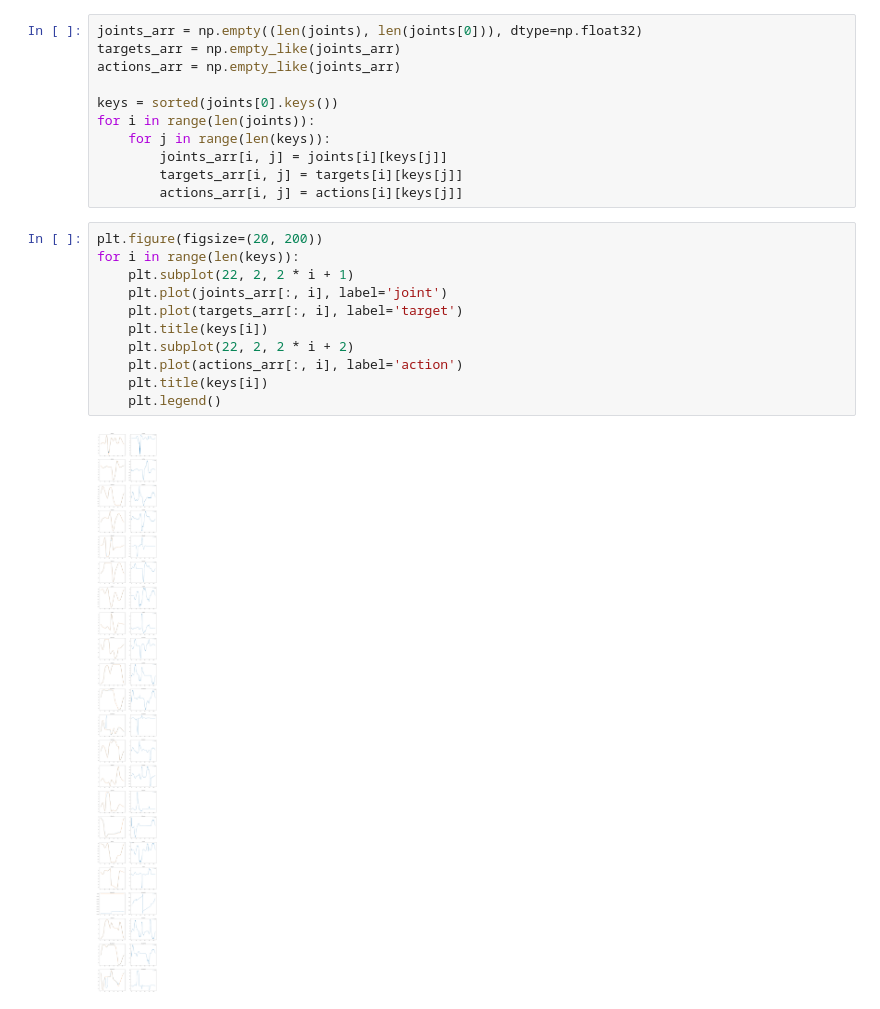
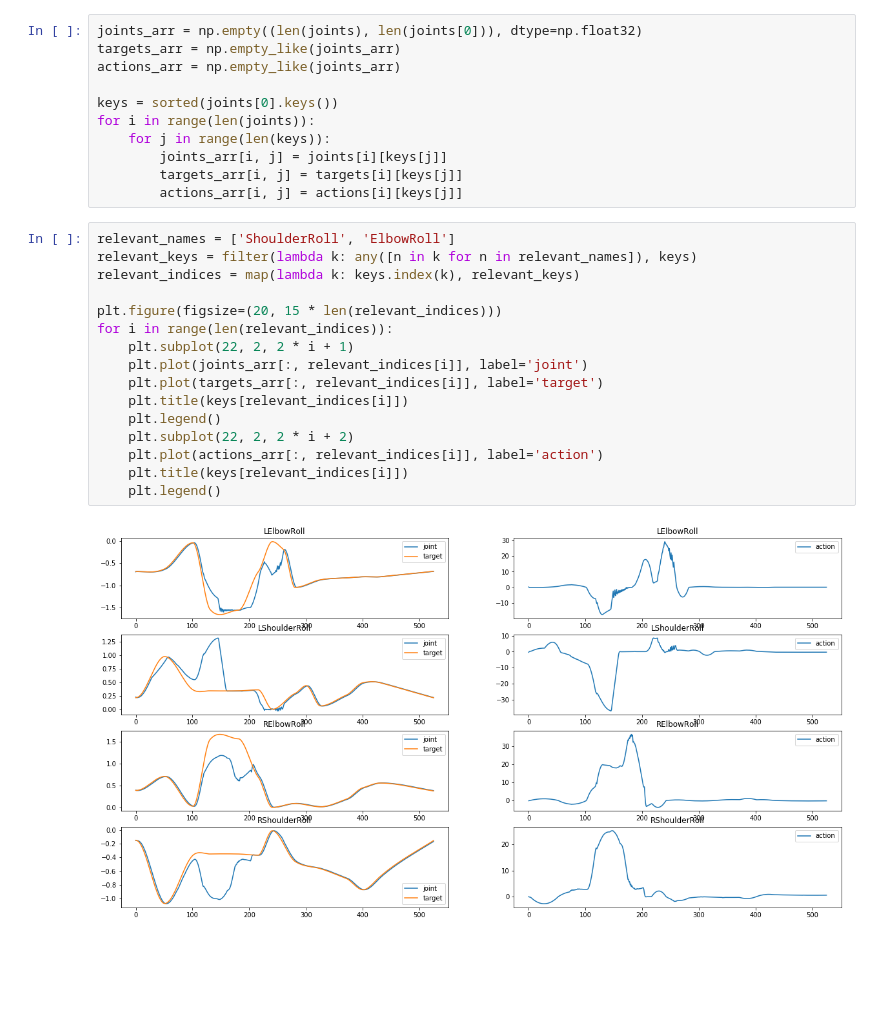
Before and after one commit to ikrets/programming-humanoid-robot-in-python, a Jupyter notebook: joint_control/plot_logs.ipynb, the cells around one changed output. Saved outputs shown, nothing was run; the diff lists cells and outputs as text; blank space fills up the shorter version.

```diff
--- a/joint_control/plot_logs.ipynb
+++ b/joint_control/plot_logs.ipynb
@@ -17,15 +17,20 @@ for i in range(len(joints)):
         targets_arr[i, j] = targets[i][keys[j]]
         actions_arr[i, j] = actions[i][keys[j]]
 # %%
-plt.figure(figsize=(20, 200))
-for i in range(len(keys)):
+relevant_names = ['ShoulderRoll', 'ElbowRoll']
+relevant_keys = filter(lambda k: any([n in k for n in relevant_names]), keys)
+relevant_indices = map(lambda k: keys.index(k), relevant_keys)
+
+plt.figure(figsize=(20, 15 * len(relevant_indices)))
+for i in range(len(relevant_indices)):
     plt.subplot(22, 2, 2 * i + 1)
-    plt.plot(joints_arr[:, i], label='joint')
-    plt.plot(targets_arr[:, i], label='target')
-    plt.title(keys[i])
+    plt.plot(joints_arr[:, relevant_indices[i]], label='joint')
+    plt.plot(targets_arr[:, relevant_indices[i]], label='target')
+    plt.title(keys[relevant_indices[i]])
+    plt.legend()
     plt.subplot(22, 2, 2 * i + 2)
-    plt.plot(actions_arr[:, i], label='action')
-    plt.title(keys[i])
+    plt.plot(actions_arr[:, relevant_indices[i]], label='action')
+    plt.title(keys[relevant_indices[i]])
     plt.legend()
 # %% [output]
-[figure, old version]
+[figure, new version]
```
Also changed, not shown: 7 other files.
